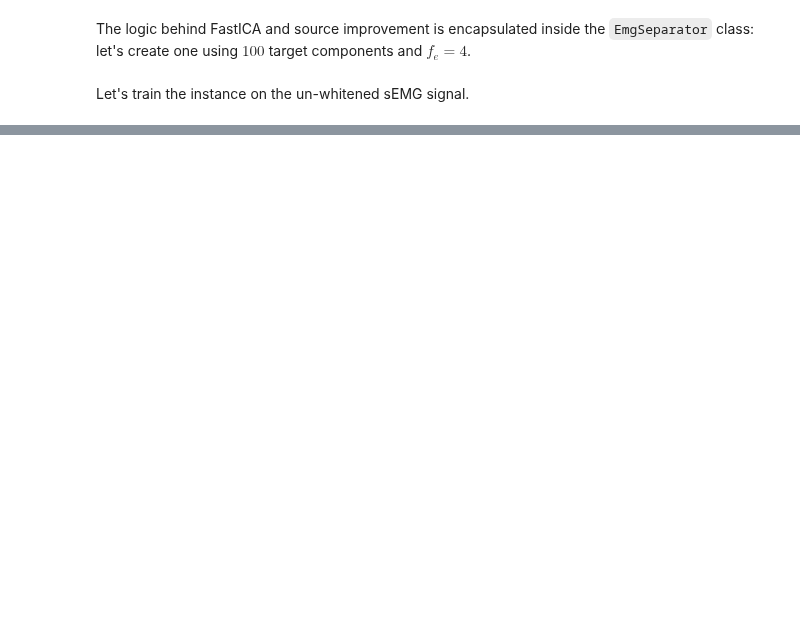
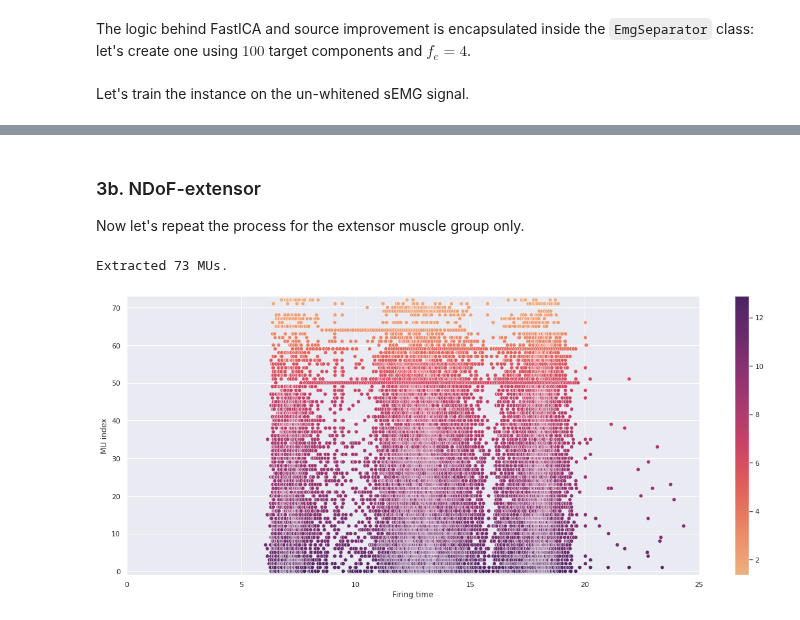
Before and after one commit to nihil21/semg-bss, a Jupyter notebook: Decomposition of sEMG signals.ipynb, the cells around one changed output, grey strips where cells are left out. Cells and saved outputs as stored; diff of their text form; code cells hidden in the pictures; blank space fills up the shorter version.

```diff
--- a/Decomposition of sEMG signals.ipynb
+++ b/Decomposition of sEMG signals.ipynb
@@ -119,0 +128,14 @@ Correlation between firing rate and neg-entropy: -0.3410174915086892
+# %% [markdown]
+### 3b. NDoF-extensor
+Now let's repeat the process for the extensor muscle group only.
+# %%
+emg_separator_b = semg_bss.EmgSeparator(max_comp=MAX_COMP, fs=FS_EMG, f_e=f_e, seed=SEED)
+
+# Train instance on the given signal
+firings = emg_separator_b.fit_transform(emg_train[:128])
+print(f"Extracted {emg_separator_b.n_mu} MUs.")
+# Plot it
+semg_bss.raster_plot(firings, sig_len=25, fig_size=(20, 8))
+# %% [output]
+Extracted 73 MUs.
+[figure, added]
```
Also changed, not shown: parts of 30 cells of this notebook, 8 other files.
